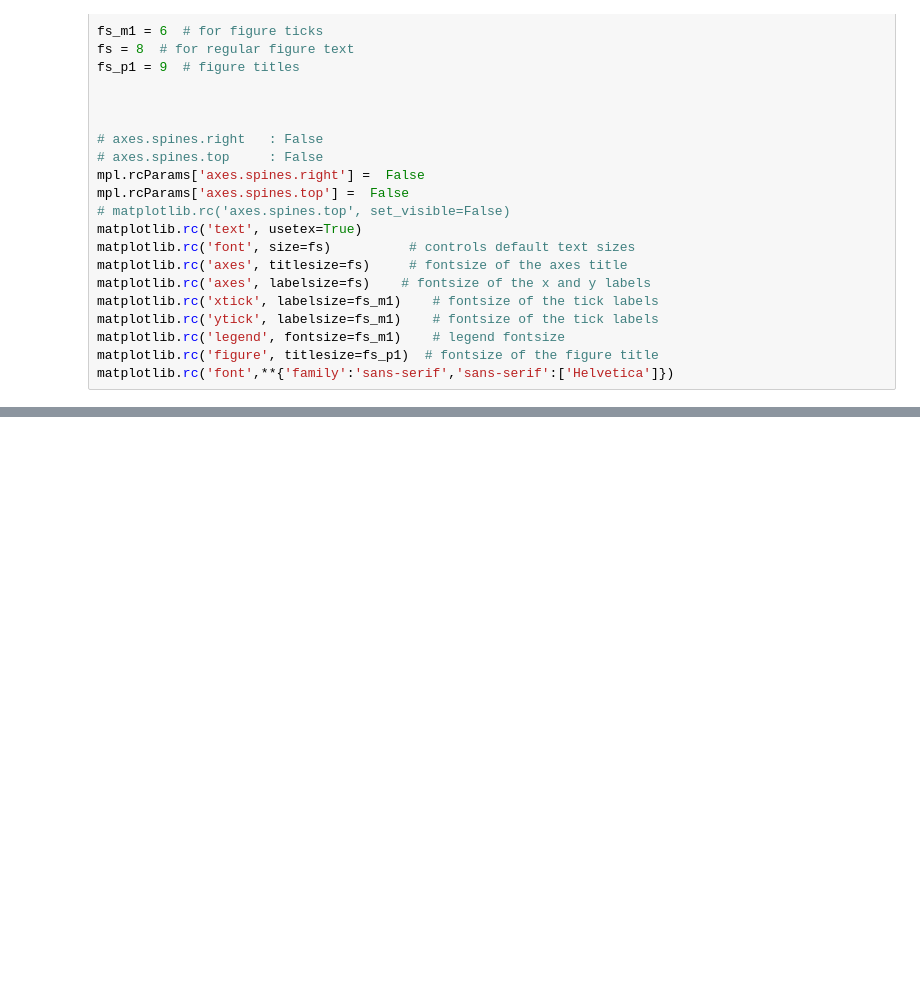
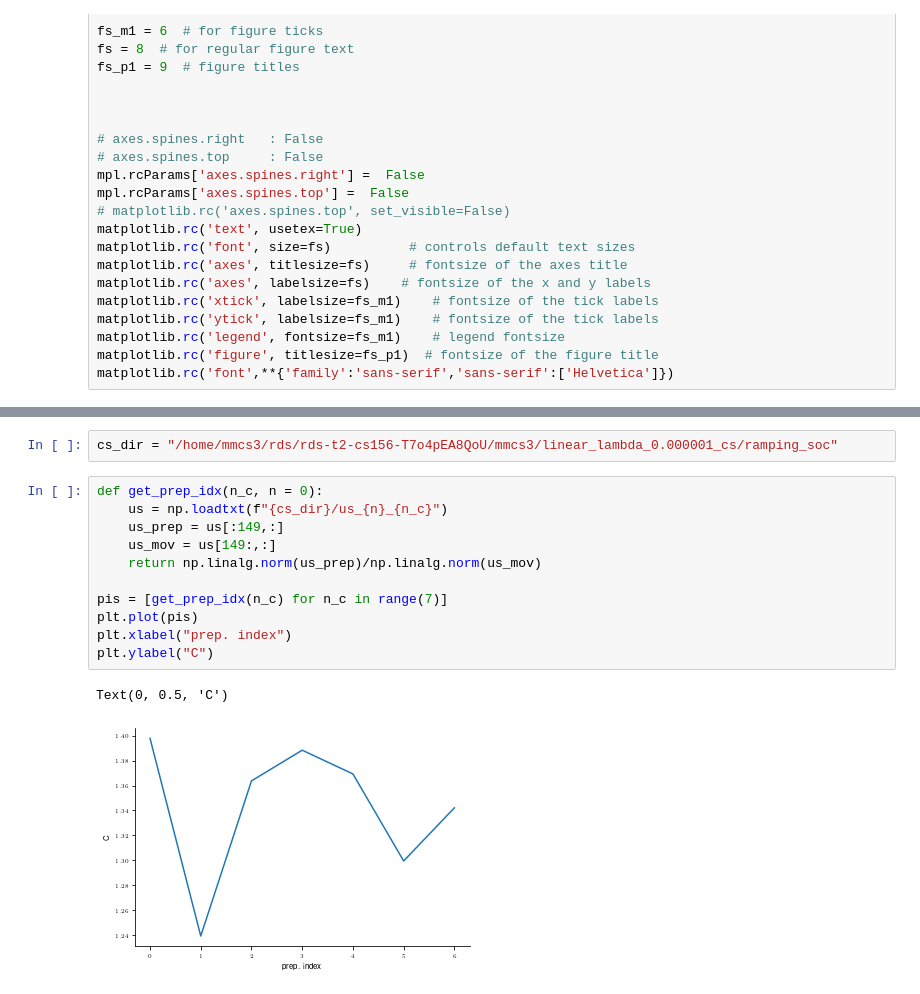
Before and after one commit to marineschimel/why-prep-2, a Jupyter notebook: notebooks/potency.ipynb, the cells around one changed output, grey strips where cells are left out. Saved outputs shown, nothing was run; the diff lists cells and outputs as text; blank space fills up the shorter version.

```diff
--- a/notebooks/potency.ipynb
+++ b/notebooks/potency.ipynb
@@ -158,2 +195,18 @@ fig.savefig("gramians.pdf", format = "pdf", bbox_inches='tight')
+# %%
+cs_dir = "/home/mmcs3/rds/rds-t2-cs156-T7o4pEA8QoU/mmcs3/linear_lambda_0.000001_cs/ramping_soc"
+# %%
+def get_prep_idx(n_c, n = 0):
+    us = np.loadtxt(f"{cs_dir}/us_{n}_{n_c}")
+    us_prep = us[:149,:]
+    us_mov = us[149:,:]
+    return np.linalg.norm(us_prep)/np.linalg.norm(us_mov)
+
+pis = [get_prep_idx(n_c) for n_c in range(7)]
+plt.plot(pis)
+plt.xlabel("prep. index")
+plt.ylabel("C")
+# %% [output]
+Text(0, 0.5, 'C')
+[figure, added]
 # %%
 # %% [output]
```
Also changed, not shown: parts of 6 cells of this notebook, 39 other files.
